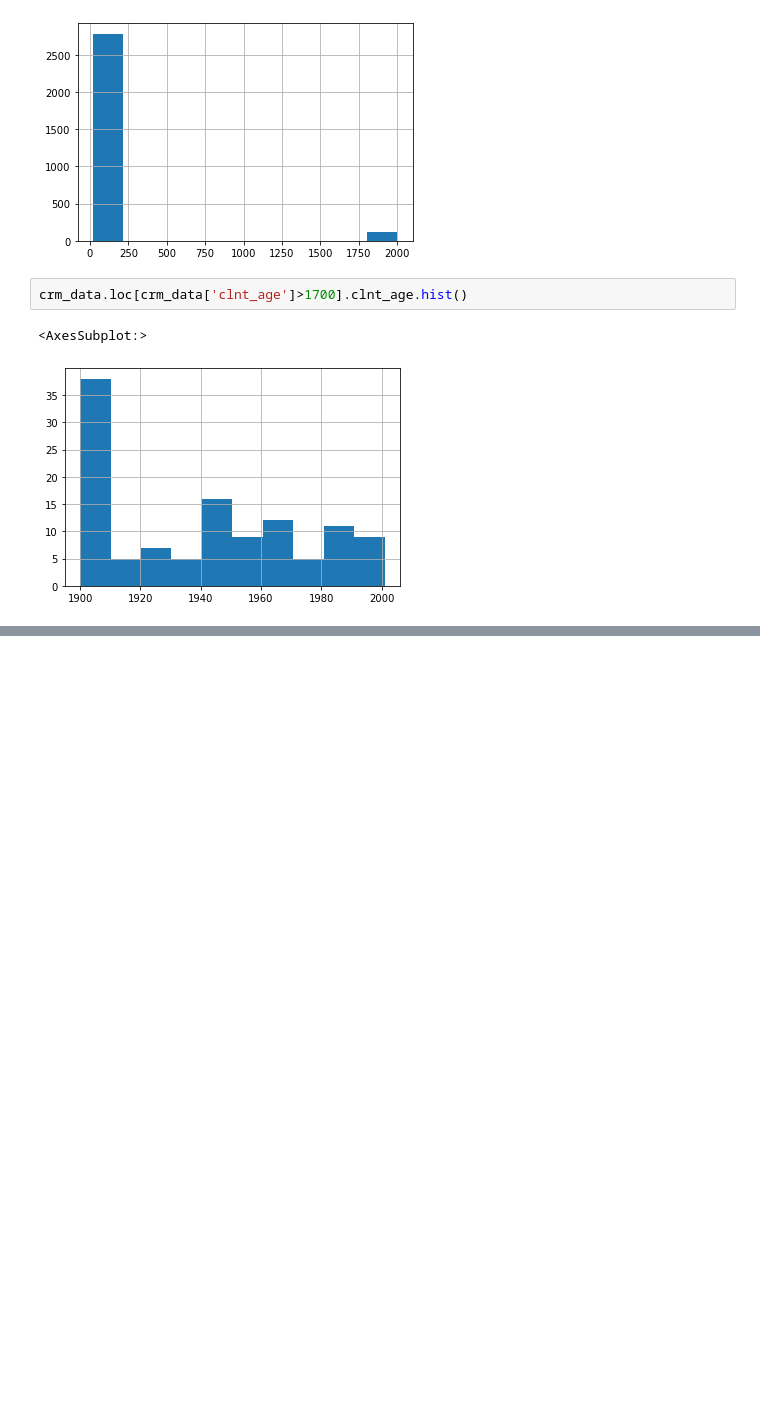
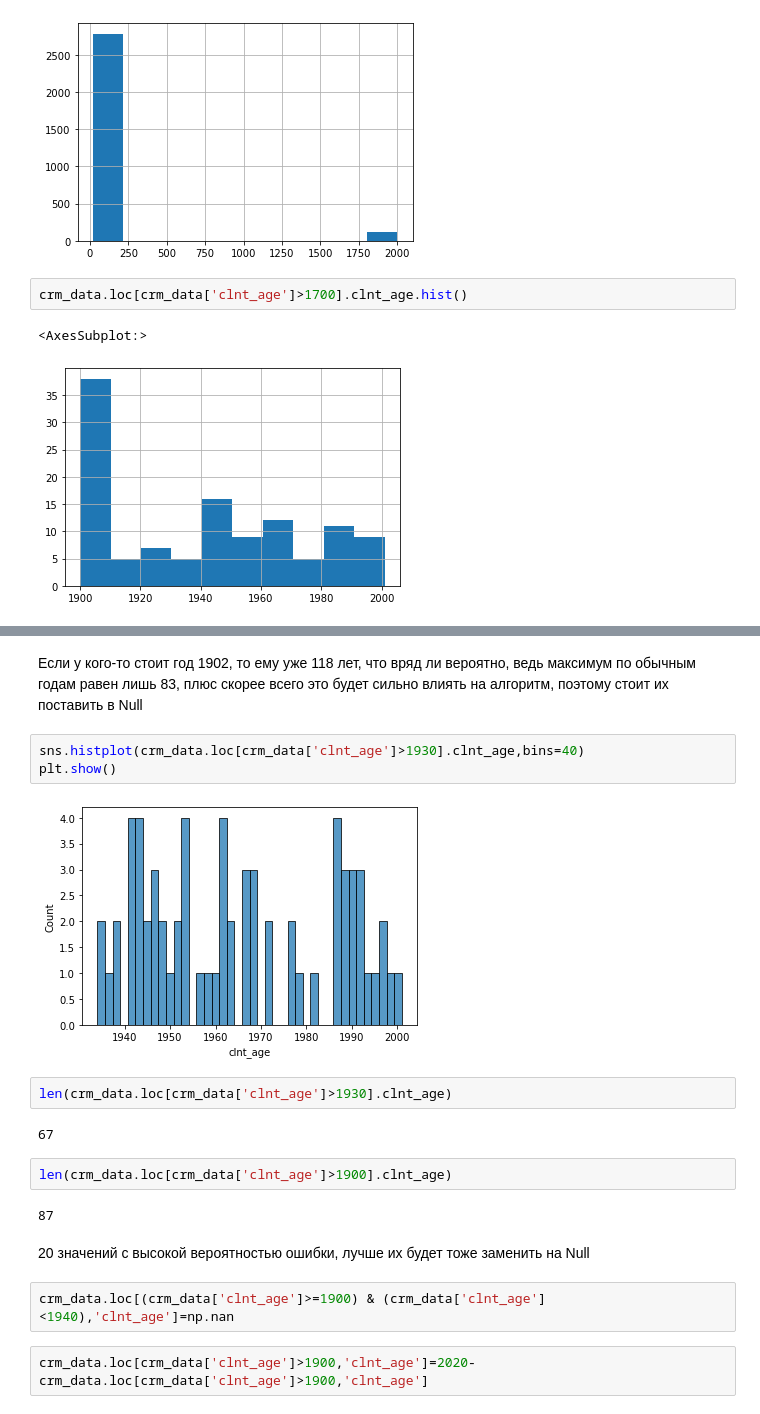
Before and after one commit to valpaq/some_competitions, a Jupyter notebook: ODS VTB/Untitled.ipynb, the cells around one changed output, grey strips where cells are left out. Drawn from its saved outputs; the diff is of its cells as text; blank space fills up the shorter version.

```diff
--- a/ODS VTB/Untitled.ipynb
+++ b/ODS VTB/Untitled.ipynb
@@ -150,0 +156,21 @@ memory usage: 10.7 MB
+# %% [markdown]
+Если у кого-то стоит год 1902, то ему уже 118 лет, что вряд ли вероятно, ведь максимум по обычным годам равен лишь 83, плюс скорее всего это будет сильно влиять на алгоритм, поэтому стоит их поставить в Null
+# %%
+sns.histplot(crm_data.loc[crm_data['clnt_age']>1930].clnt_age,bins=40)
+plt.show()
+# %% [output]
+[figure, added]
+# %%
+len(crm_data.loc[crm_data['clnt_age']>1930].clnt_age)
+# %% [output]
+67
+# %%
+len(crm_data.loc[crm_data['clnt_age']>1900].clnt_age)
+# %% [output]
+87
+# %% [markdown]
+20 значений с высокой вероятностью ошибки, лучше их будет тоже заменить на Null
+# %%
+crm_data.loc[(crm_data['clnt_age']>=1900) & (crm_data['clnt_age']<1940),'clnt_age']=np.nan
+# %%
+crm_data.loc[crm_data['clnt_age']>1900,'clnt_age']=2020-crm_data.loc[crm_data['clnt_age']>1900,'clnt_age']
```
Also changed, not shown: parts of 36 cells of this notebook.
